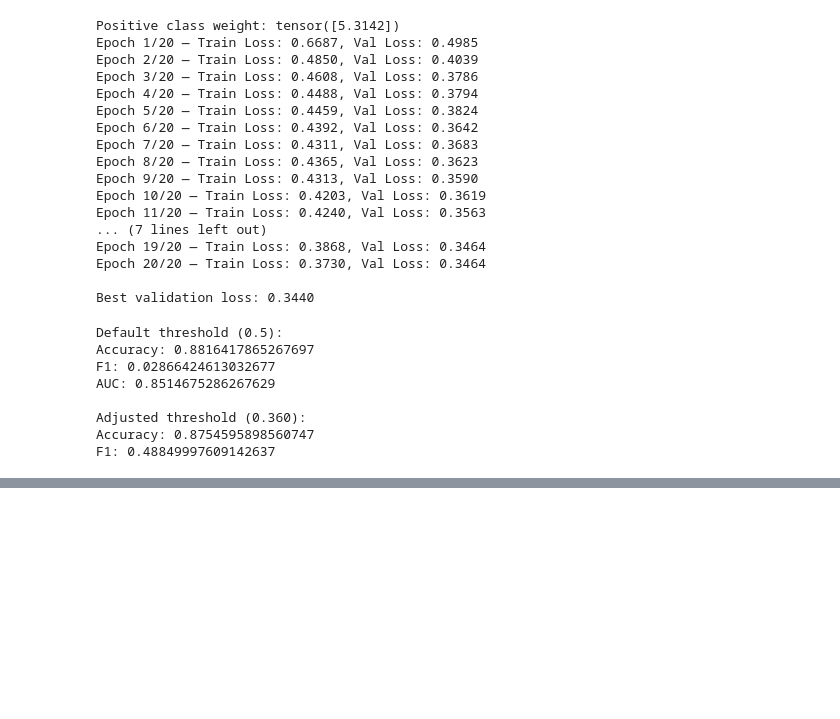
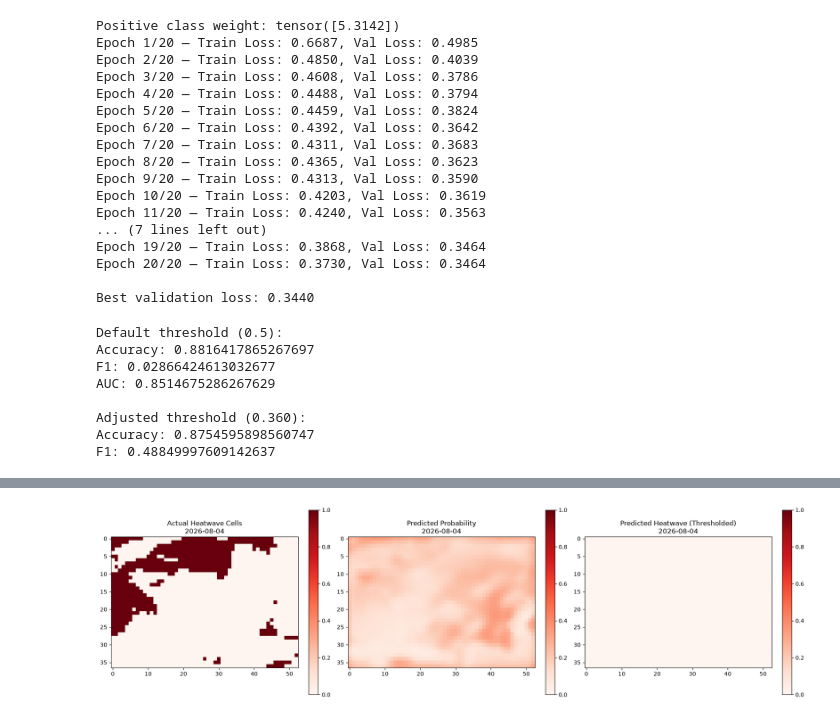
Before and after one commit to AnishAnimesh/Honours-Project-final-yr-, a Jupyter notebook: 01_data_exploration.ipynb, the cells around one changed output, grey strips where cells are left out. Saved outputs shown, nothing was run; the diff lists cells and outputs as text; code cells hidden in the pictures; blank space fills up the shorter version.

Commit message:
Add August 2026 case study: ConvLSTM predictions vs actual heatwave maps

```diff
--- a/01_data_exploration.ipynb
+++ b/01_data_exploration.ipynb
@@ -1025,0 +1053,13 @@ F1: 0.48849997609142637
+# %%
+# Convert to a pandas Series so we can use boolean masking and reset_index properly
+test_dates = pd.Series(dates_clean_pd[test_mask]).reset_index(drop=True)
+
+# The sequences correspond to dates starting from index SEQ_LENGTH onward in the test set
+seq_dates = test_dates[SEQ_LENGTH:].reset_index(drop=True)
+
+# Filter to August 2026 specifically
+august_2026_mask = (seq_dates >= '2026-08-01') & (seq_dates <= '2026-08-31')
+august_indices = np.where(august_2026_mask)[0]
+
+print("Number of August 2026 days in test sequences:", len(august_indices))
+print("Dates covered:", seq_dates[august_2026_mask].tolist())
@@ -1025,0 +1096,34 @@ F1: 0.48849997609142637
+# %%
+import matplotlib.pyplot as plt
+
+# Find the index for August 4, 2026 specifically within your August subset
+target_date = pd.Timestamp('2026-08-04')
+target_idx_in_august = list(seq_dates[august_2026_mask]).index(target_date)
+global_idx = august_indices[target_idx_in_august]
+
+actual_map = y_test_seq[global_idx]
+predicted_prob_map = test_probs[global_idx]
+predicted_binary_map = (predicted_prob_map > best_threshold).astype(int)
+
+fig, axes = plt.subplots(1, 3, figsize=(18, 5))
+
+# Actual heatwave map
+im0 = axes[0].imshow(actual_map, cmap='Reds', vmin=0, vmax=1)
+axes[0].set_title(f"Actual Heatwave Cells\n{target_date.strftime('%Y-%m-%d')}")
+plt.colorbar(im0, ax=axes[0], fraction=0.046)
+
+# Predicted probability map (continuous, shows the model's underlying confidence)
+im1 = axes[1].imshow(predicted_prob_map, cmap='Reds', vmin=0, vmax=1)
+axes[1].set_title(f"Predicted Probability\n{target_date.strftime('%Y-%m-%d')}")
+plt.colorbar(im1, ax=axes[1], fraction=0.046)
+
+# Predicted binary map (after applying threshold)
+im2 = axes[2].imshow(predicted_binary_map, cmap='Reds', vmin=0, vmax=1)
+axes[2].set_title(f"Predicted Heatwave (Thresholded)\n{target_date.strftime('%Y-%m-%d')}")
+plt.colorbar(im2, ax=axes[2], fraction=0.046)
+
+plt.tight_layout()
+plt.savefig('case_study_august4_2026.png', dpi=150)
+plt.show()
+# %% [output]
+[figure, added]
```
Also changed, not shown: parts of 4 cells of this notebook, 5 other files.
